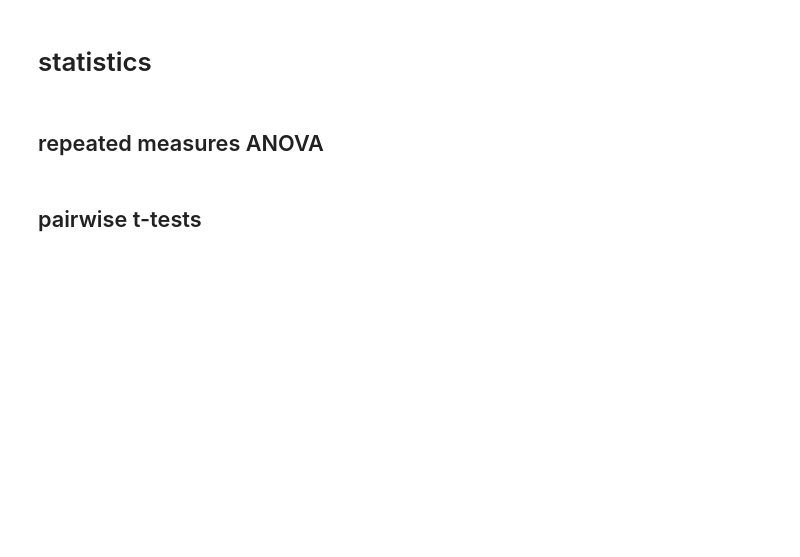
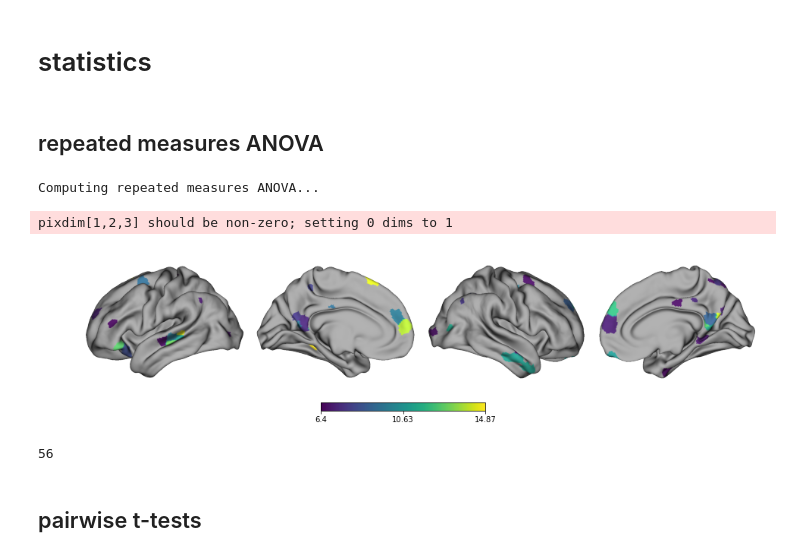
Before and after one commit to qniksefat/gradecc, a Jupyter notebook: RUNME.ipynb, the cells around one changed output. Saved outputs shown, nothing was run; the diff lists cells and outputs as text; code cells hidden in the pictures; blank space fills up the shorter version.

Commit message:
refactor rm_anova, merged with fdr correction

```diff
--- a/RUNME.ipynb
+++ b/RUNME.ipynb
@@ -72,6 +95,11 @@ df = get_measures()
 # %%
-from stats import get_rm_anova
+from stats import rm_anova
+from plot_brain import plot_brain_masked
 
-df_stats = get_rm_anova(df)
-f_stat = df_stats[df_stats.measure=='eccentricity'].F
-p_values = df_stats[df_stats.measure=='eccentricity'].pvalue
+df_stats = rm_anova(df)
+df_stats_ecc = df_stats[df_stats.measure == 'eccentricity']
+plot_brain_masked(df_stats_ecc.F, df_stats_ecc.pvalue_corrected)
+# %% [output]
+Computing repeated measures ANOVA...
+pixdim[1,2,3] should be non-zero; setting 0 dims to 1
+[figure, added]
@@ -91,5 +106,7 @@ plot_brain_masked(df_stats_ecc.F, df_stats_ecc.pvalue_corrected)
 # %%
 df_stats_ecc.fdr_significant.sum()
+# %% [output]
+56
 # %% [markdown]
 ## pairwise t-tests
 # %%
```
Also changed, not shown: parts of 15 cells of this notebook, 1 other file.
